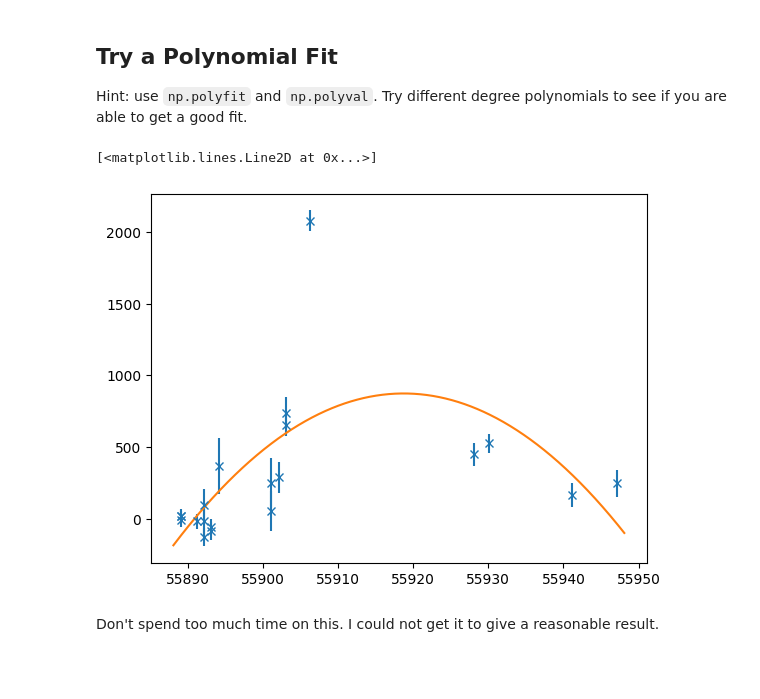
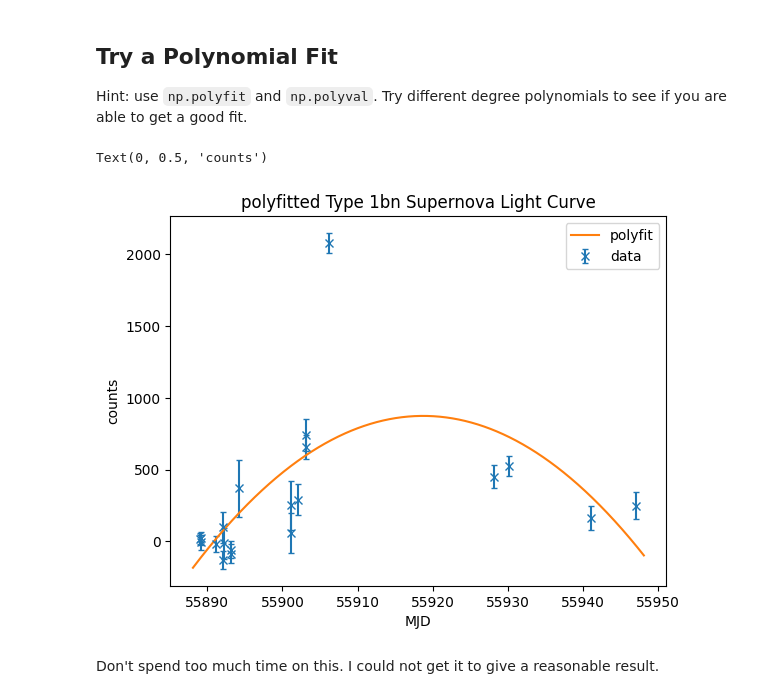
Before and after one commit to ASTR154/nonparametric-modeling, a Jupyter notebook: nonparametric-modeling.ipynb, the cells around one changed output. Saved outputs shown, nothing was run; the diff lists cells and outputs as text; code cells hidden in the pictures; blank space fills up the shorter version.

```diff
--- a/nonparametric-modeling.ipynb
+++ b/nonparametric-modeling.ipynb
@@ -194,18 +194,24 @@ Text(0, 0.5, 'counts (magnitude)')
 ## Try a Polynomial Fit
 Hint: use `np.polyfit` and `np.polyval`. Try different degree polynomials to see if you are able to get a good fit.
 # %%
+n = 2 #degree of polyfit
+
 x_fit =  np.linspace(np.min(x)-1,np.max(x)+1,1000)
-p = np.polyfit(x,y,2
+p = np.polyfit(x,y,n
               )
 y_fit_poly =  np.polyval(p, x_fit)
 
-plt.errorbar(x,y,dy,fmt = "x", label ="")
-plt.plot(x_fit,y_fit_poly, label="")
+plt.errorbar(x,y,dy,fmt = "x", label ="data",capsize=2)
+plt.plot(x_fit,y_fit_poly, label=("polyfit"))
+plt.legend()
+plt.title("polyfitted Type 1bn Supernova Light Curve")
+plt.xlabel("MJD")
+plt.ylabel("counts")
 # plot
 # plot
 # %% [output]
-[<matplotlib.lines.Line2D at 0x...>]
+Text(0, 0.5, 'counts')
-[figure, old version]
+[figure, new version]
 # %% [markdown]
 Don't spend too much time on this. I could not get it to give a reasonable result.
 # %% [markdown]
```
Also changed, not shown: parts of 10 cells of this notebook.
